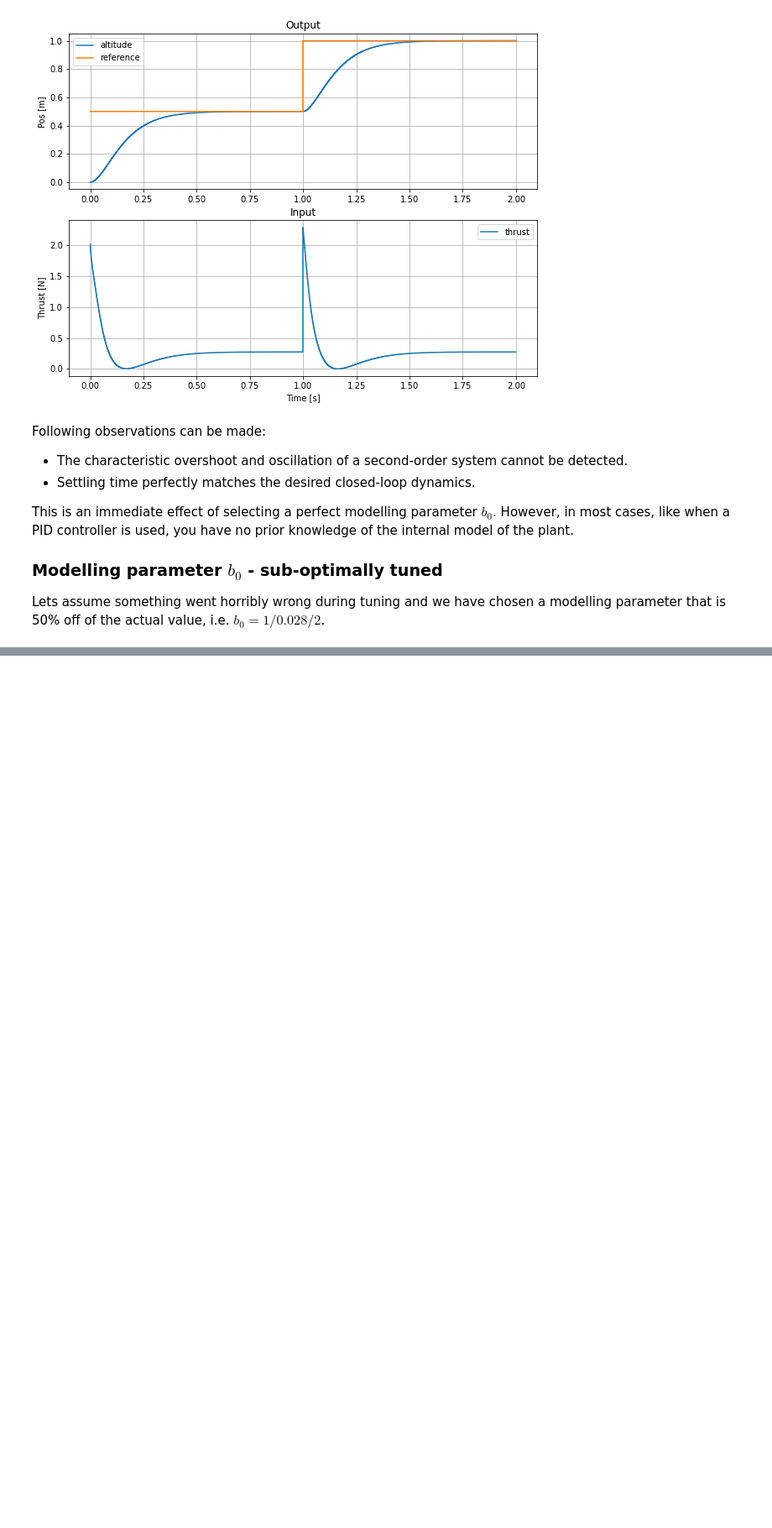
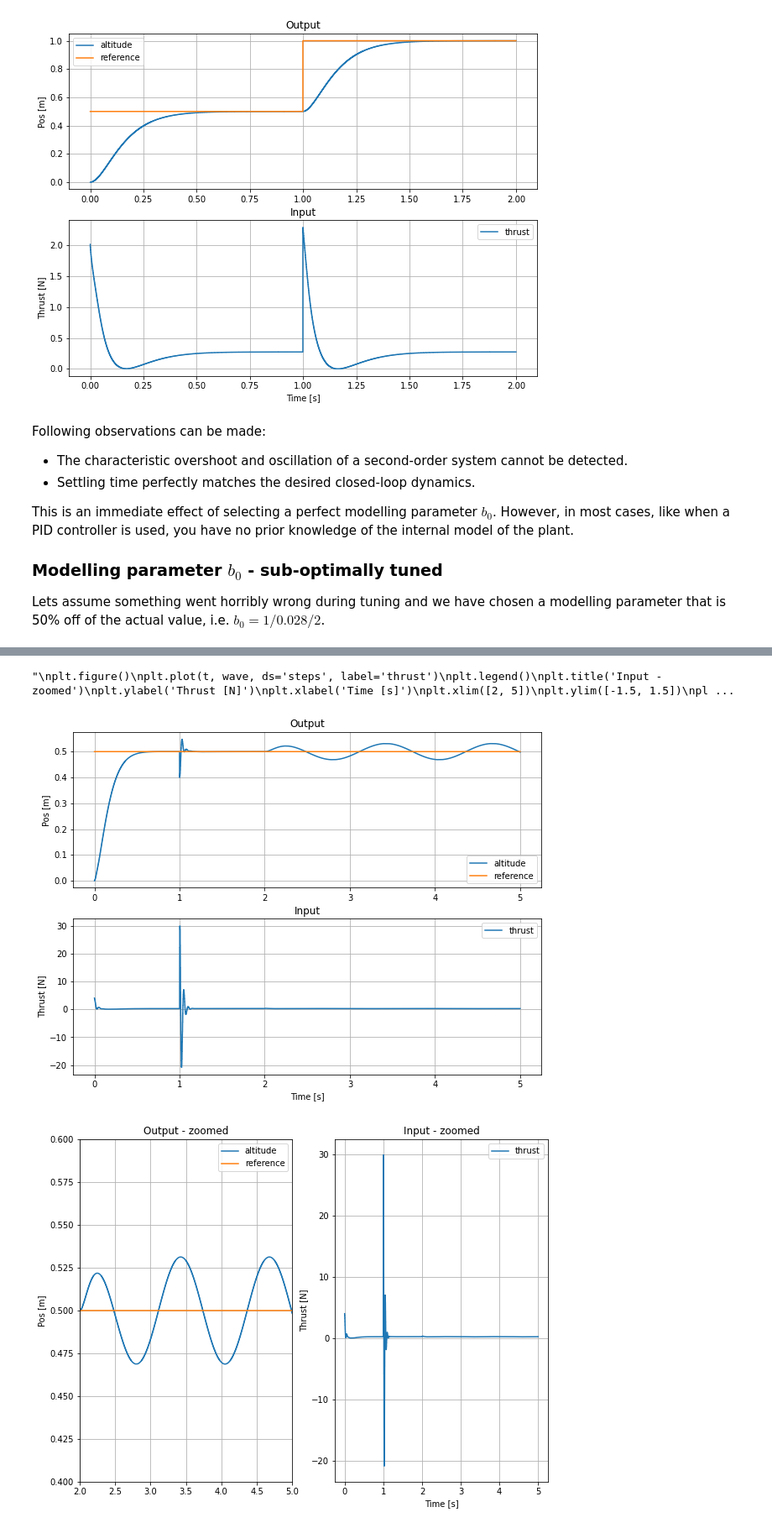
Before and after one commit to onguntoglu/pyadrc, a Jupyter notebook: docs/user_manual.ipynb, the cells around one changed output, grey strips where cells are left out. Shown: that part at 84% size. Saved outputs shown, nothing was run; the diff lists cells and outputs as text; code cells hidden in the pictures; blank space fills up the shorter version.

```diff
--- a/docs/user_manual.ipynb
+++ b/docs/user_manual.ipynb
@@ -266,3 +252,56 @@ plt.grid()
+# %%
+plt.figure()
+plt.subplot(2, 1, 1)
+plt.plot(t, _y, ds='steps', label='altitude')
+plt.plot(t, _setpoint, ds='steps', label='reference')
+plt.ylabel('Pos [m]')
+plt.title('Output')
+plt.legend()
+plt.grid()
+
+plt.subplot(2, 1, 2)
+plt.plot(t, _u, ds='steps', label='thrust')
+plt.legend()
+plt.title('Input')
+plt.ylabel('Thrust [N]')
+plt.xlabel('Time [s]')
+plt.grid()
+
+plt.figure()
+plt.subplot(1, 2, 1)
+plt.plot(t, _y, ds='steps', label='altitude')
+plt.plot(t, _setpoint, ds='steps', label='reference')
+plt.ylabel('Pos [m]')
+plt.title('Output - zoomed')
+plt.xlim([2, 5])
+plt.ylim([0.4, 0.6])
+plt.legend()
+plt.grid()
+
+plt.subplot(1, 2, 2)
+plt.plot(t, _u, ds='steps', label='thrust')
+plt.legend()
+plt.title('Input - zoomed')
+plt.ylabel('Thrust [N]')
+plt.xlabel('Time [s]')
+#plt.xlim([2, 5])
+#plt.ylim([-2.5, 2.5])
+plt.grid()
+
+"""
+plt.figure()
+plt.plot(t, wave, ds='steps', label='thrust')
+plt.legend()
+plt.title('Input - zoomed')
+plt.ylabel('Thrust [N]')
+plt.xlabel('Time [s]')
+plt.xlim([2, 5])
+plt.ylim([-1.5, 1.5])
+plt.grid()"""
+# %% [output]
+"\nplt.figure()\nplt.plot(t, wave, ds='steps', label='thrust')\nplt.legend()\nplt.title('Input - zoomed')\nplt.ylabel('Thrust [N]')\nplt.xlabel('Time [s]')\nplt.xlim([2, 5])\nplt.ylim([-1.5, 1.5])\npl ...
+[figure, added]
+[figure, added]
 # %%
 adrc = pyadrc.StateSpace(order=2, delta=delta, b0=1/0.028, t_settle=1, k_eso=10)
 
```
Also changed, not shown: parts of 5 cells of this notebook.
